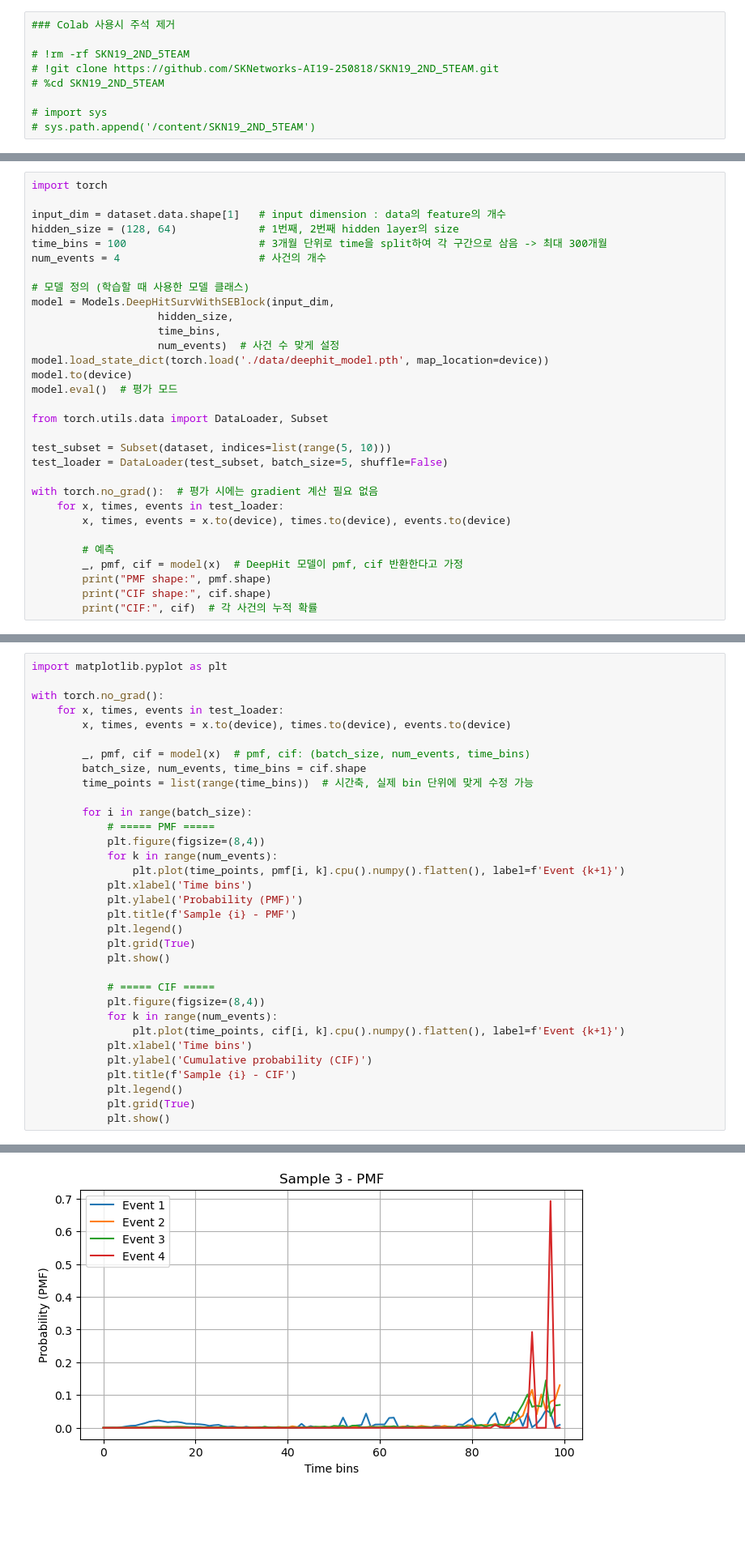
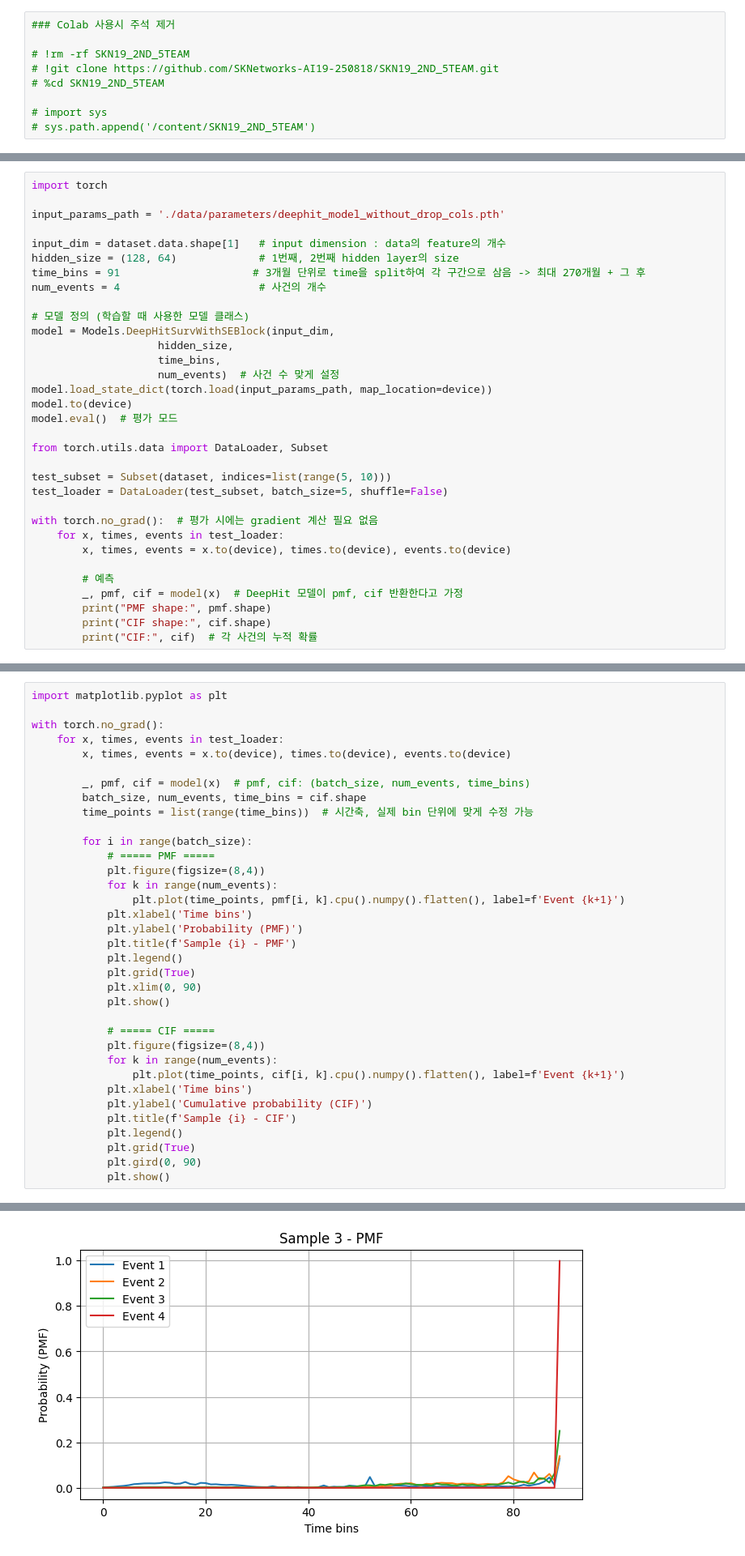
Before and after one commit to Maroco0109/SKN19_2ND_5TEAM, a Jupyter notebook: test.ipynb, the cells around one changed output, grey strips where cells are left out. Shown: that part at 81% size. Drawn from its saved outputs; the diff is of its cells as text; blank space fills up the shorter version.

```diff
--- a/test.ipynb
+++ b/test.ipynb
@@ -46,9 +46,11 @@ Using device: cpu
 # %%
 import torch
 
+input_params_path = './data/parameters/deephit_model_without_drop_cols.pth'
+
 input_dim = dataset.data.shape[1]   # input dimension : data의 feature의 개수
 hidden_size = (128, 64)             # 1번째, 2번째 hidden layer의 size
-time_bins = 100                     # 3개월 단위로 time을 split하여 각 구간으로 삼음 -> 최대 300개월
+time_bins = 91                     # 3개월 단위로 time을 split하여 각 구간으로 삼음 -> 최대 270개월 + 그 후
 num_events = 4                      # 사건의 개수
 
 # 모델 정의 (학습할 때 사용한 모델 클래스)
@@ -56,7 +58,7 @@ model = Models.DeepHitSurvWithSEBlock(input_dim,
                     hidden_size,
                     time_bins,
                     num_events)  # 사건 수 맞게 설정
-model.load_state_dict(torch.load('./data/deephit_model.pth', map_location=device))
+model.load_state_dict(torch.load(input_params_path, map_location=device))
 model.to(device)
 model.eval()  # 평가 모드
 
@@ -113,6 +115,7 @@ with torch.no_grad():
             plt.title(f'Sample {i} - PMF')
             plt.legend()
             plt.grid(True)
+            plt.xlim(0, 90)
             plt.show()
 
             # ===== CIF =====
@@ -124,5 +127,6 @@ with torch.no_grad():
             plt.title(f'Sample {i} - CIF')
             plt.legend()
             plt.grid(True)
+            plt.gird(0, 90)
             plt.show()
 # %% [output]
@@ -135 +139 @@ with torch.no_grad():
-[figure, old version]
+[figure, new version]
```
Also changed, not shown: parts of 3 cells of this notebook, 5 other files.
